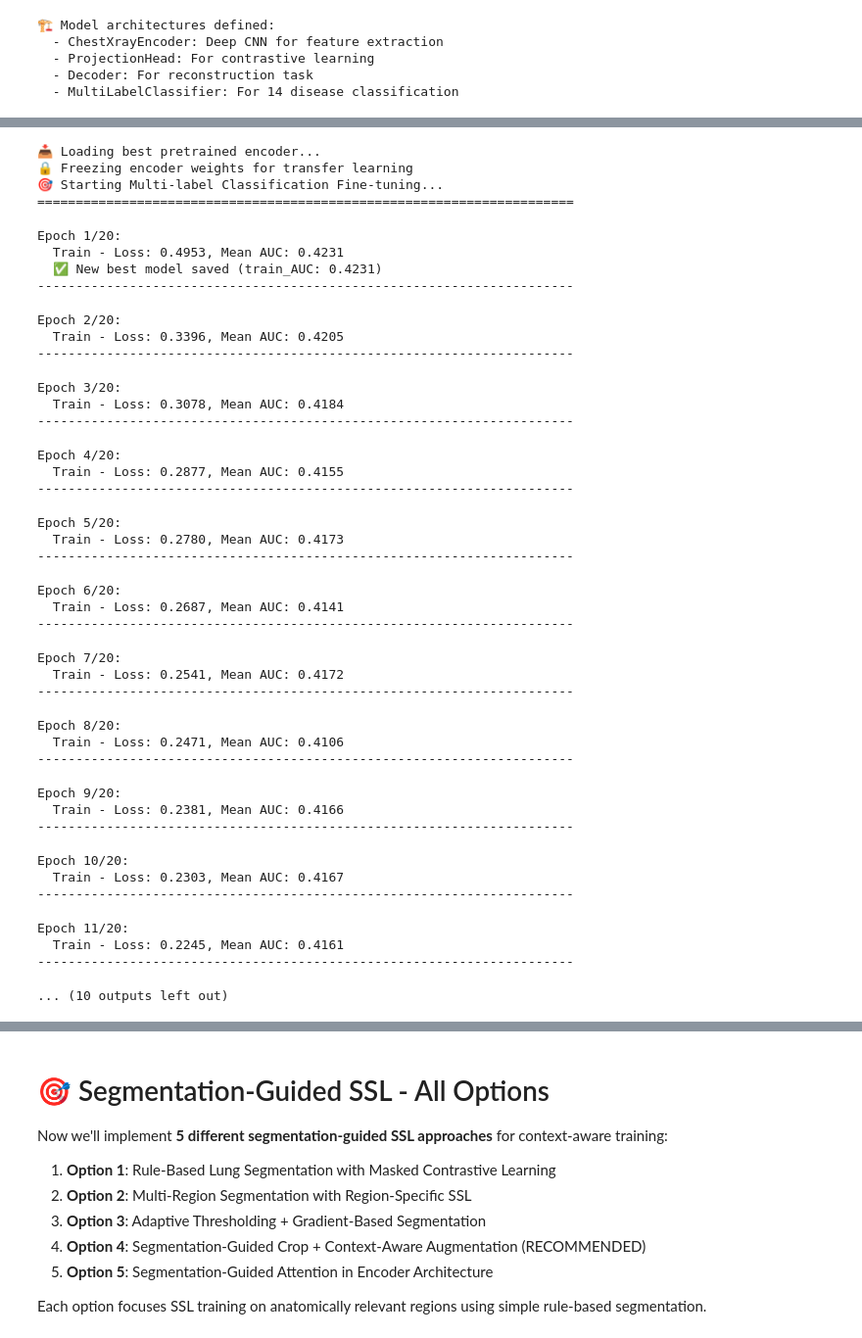
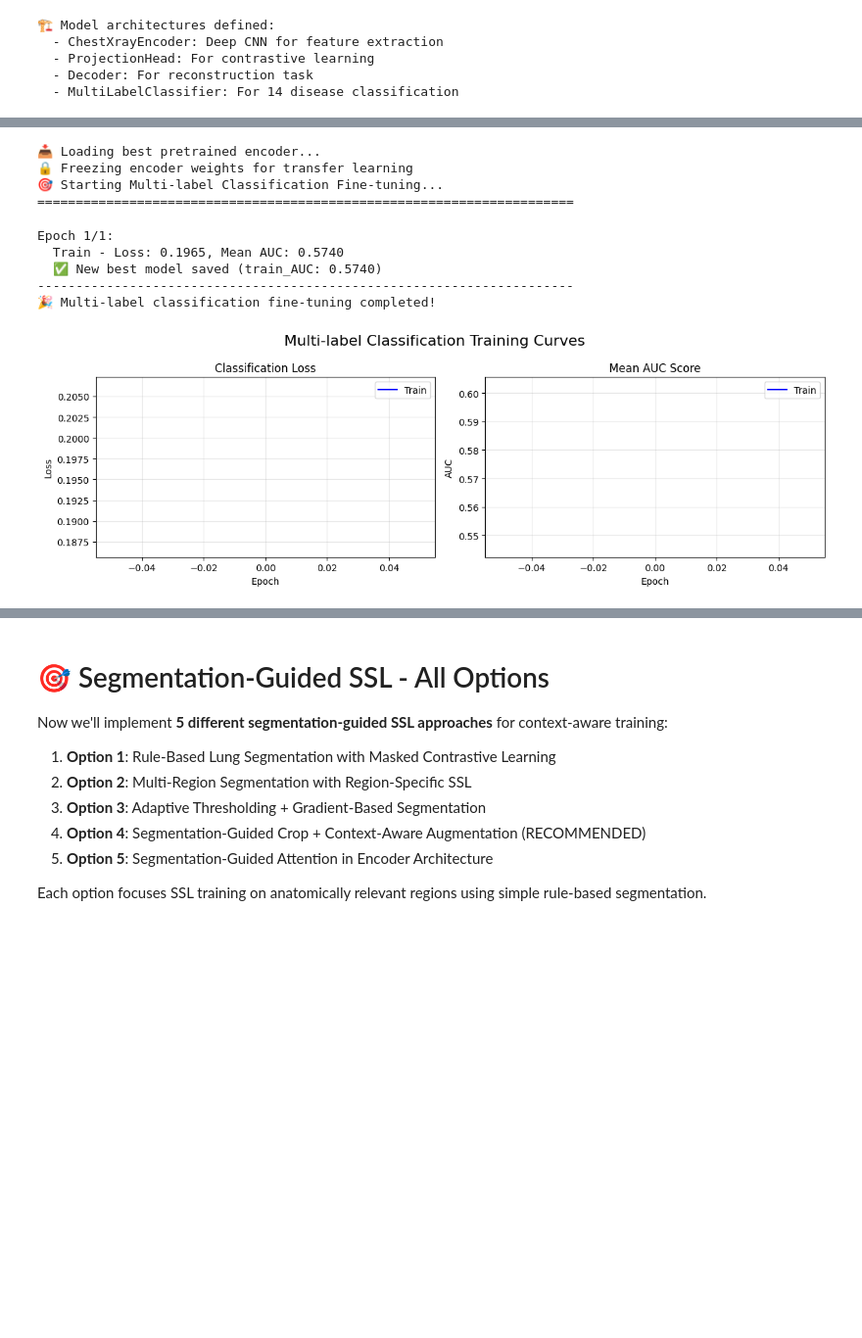
Before and after one commit to Aysha-rishana-k/MedSGSSL, a Jupyter notebook: nih_chest_xray_ssl.ipynb, the cells around one changed output, grey strips where cells are left out. Shown at 98% size. Saved outputs shown, nothing was run; the diff lists cells and outputs as text; code cells hidden in the pictures; blank space fills up the shorter version.

```diff
--- a/nih_chest_xray_ssl.ipynb
+++ b/nih_chest_xray_ssl.ipynb
@@ -777,12 +1176,12 @@ class MultiLabelClassifier(nn.Module):
             nn.ReLU(),
             nn.Dropout(0.3),
 
-            nn.Linear(256, num_diseases),
-            nn.Sigmoid()  # Multi-label classification
+            nn.Linear(256, num_diseases)
+            # REMOVED nn.Sigmoid() - BCEWithLogitsLoss expects raw logits
         )
 
     def forward(self, x):
-        return self.classifier(x)
+        return self.classifier(x)  # Returns raw logits
 
 print("🏗️ Model architectures defined:")
 print("  - ChestXrayEncoder: Deep CNN for feature extraction")
@@ -845,14 +1244,17 @@ def reconstruction_loss(reconstructed, original):
     """MSE loss for reconstruction task"""
     return F.mse_loss(reconstructed, original)
 
-def multi_label_loss(predictions, targets):
-    """Binary cross-entropy loss for multi-label classification"""
-    return F.binary_cross_entropy(predictions, targets)
+def multi_label_loss(logits, targets):
+    """
+    Binary cross-entropy loss for multi-label classification
+    UPDATED: Now expects raw logits, not probabilities
+    """
+    return F.binary_cross_entropy_with_logits(logits, targets)
 
 print("🔥 Loss functions implemented:")
 print("  - NT-Xent: Contrastive loss for self-supervised learning")
 print("  - Reconstruction: MSE loss for image reconstruction")
-print("  - Multi-label: BCE loss for disease classification")
+print("  - Multi-label: BCE with logits for disease classification (FIXED)")
 # %% [output]
 🔥 Loss functions implemented:
   - NT-Xent: Contrastive loss for self-supervised learning
@@ -1310,13 +1673,16 @@ def train_classification_epoch(encoder, classifier, loader, optimizer, epoch):
         else:
             features = encoder(images)
 
-        predictions = classifier(features)
-        loss = multi_label_loss(predictions, targets)
+        logits = classifier(features)  # Raw logits (no sigmoid)
+        loss = multi_label_loss(logits, targets)  # Loss applies sigmoid internally
 
         loss.backward()
         optimizer.step()
 
         total_loss += loss.item()
+
+        # Apply sigmoid for predictions (for metrics only)
+        predictions = torch.sigmoid(logits)
 
         # Store predictions and targets for metrics
         all_predictions.append(predictions.detach().cpu())
@@ -1387,64 +1753,35 @@ print("🎉 Multi-label classification fine-tuning completed!")
 # Plot fine-tuning curves
 plt.figure(figsize=(12, 4))
 
 plt.subplot(1, 2, 1)
 train_losses = [m['loss'] for m in classification_train_metrics]
 plt.plot(train_losses, label='Train', color='blue')
 plt.title('Classification Loss')
 plt.xlabel('Epoch')
 plt.ylabel('Loss')
 plt.legend()
 plt.grid(True, alpha=0.3)
 
 plt.subplot(1, 2, 2)
 train_aucs = [m['mean_auc'] for m in classification_train_metrics]
 plt.plot(train_aucs, label='Train', color='blue')
 plt.title('Mean AUC Score')
 plt.xlabel('Epoch')
 plt.ylabel('AUC')
 plt.legend()
 plt.grid(True, alpha=0.3)
 
 plt.suptitle('Multi-label Classification Training Curves', fontsize=16)
 plt.tight_layout()
 plt.show()
 # %% [output]
 📥 Loading best pretrained encoder...
 🔒 Freezing encoder weights for transfer learning
 🎯 Starting Multi-label Classification Fine-tuning...
 ======================================================================
-Epoch 1/20:
-  Train - Loss: 0.4953, Mean AUC: 0.4231
-  ✅ New best model saved (train_AUC: 0.4231)
+Epoch 1/1:
+  Train - Loss: 0.1965, Mean AUC: 0.5740
+  ✅ New best model saved (train_AUC: 0.5740)
 ----------------------------------------------------------------------
+🎉 Multi-label classification fine-tuning completed!
-Epoch 2/20:
-  Train - Loss: 0.3396, Mean AUC: 0.4205
-----------------------------------------------------------------------
-Epoch 3/20:
-  Train - Loss: 0.3078, Mean AUC: 0.4184
-----------------------------------------------------------------------
-Epoch 4/20:
-  Train - Loss: 0.2877, Mean AUC: 0.4155
-----------------------------------------------------------------------
-Epoch 5/20:
-  Train - Loss: 0.2780, Mean AUC: 0.4173
-----------------------------------------------------------------------
-Epoch 6/20:
-  Train - Loss: 0.2687, Mean AUC: 0.4141
-----------------------------------------------------------------------
-Epoch 7/20:
-  Train - Loss: 0.2541, Mean AUC: 0.4172
-----------------------------------------------------------------------
-Epoch 8/20:
-  Train - Loss: 0.2471, Mean AUC: 0.4106
-----------------------------------------------------------------------
-Epoch 9/20:
-  Train - Loss: 0.2381, Mean AUC: 0.4166
-----------------------------------------------------------------------
-Epoch 10/20:
-  Train - Loss: 0.2303, Mean AUC: 0.4167
-----------------------------------------------------------------------
-Epoch 11/20:
-  Train - Loss: 0.2245, Mean AUC: 0.4161
-----------------------------------------------------------------------
-... (10 outputs left out)
+[figure, added]
```
Also changed, not shown: parts of 57 cells of this notebook, 9 other files.
